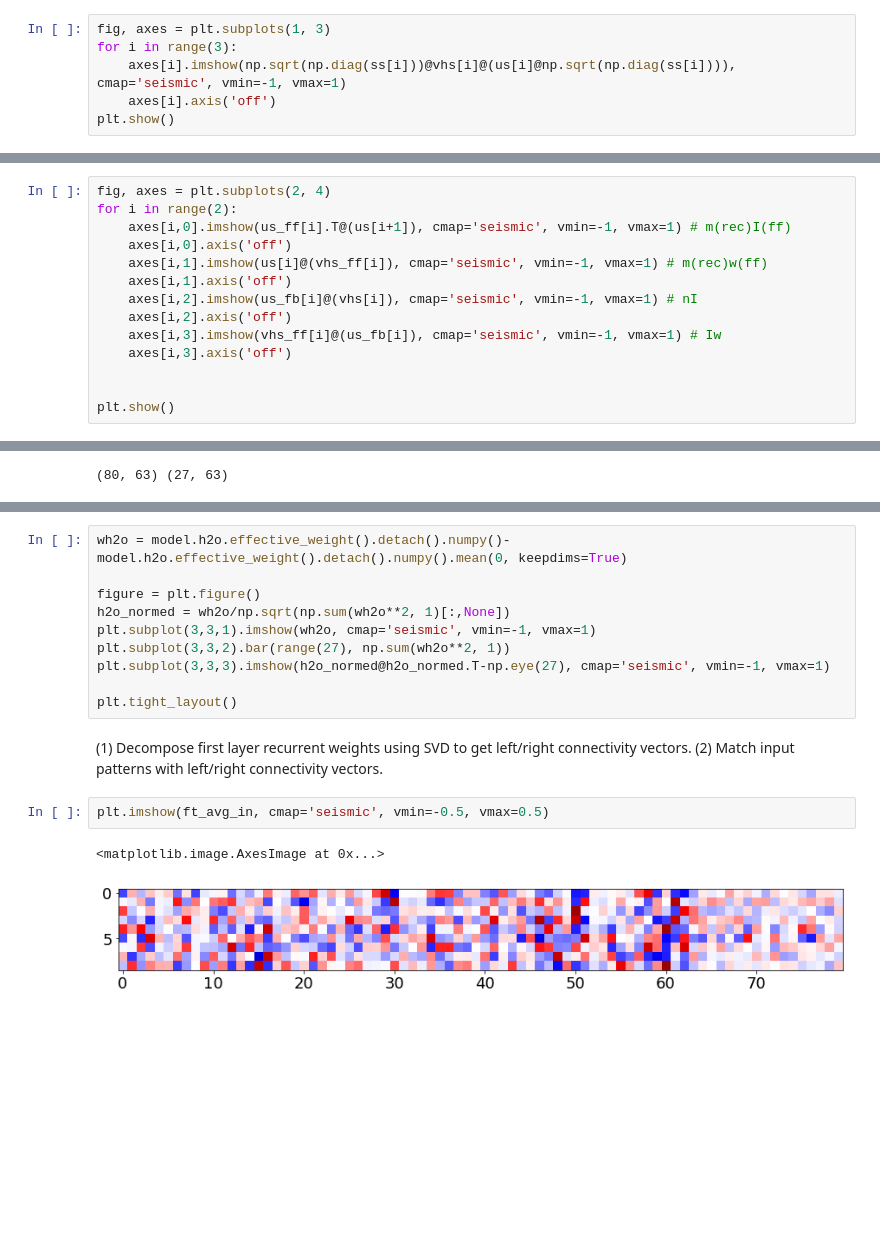
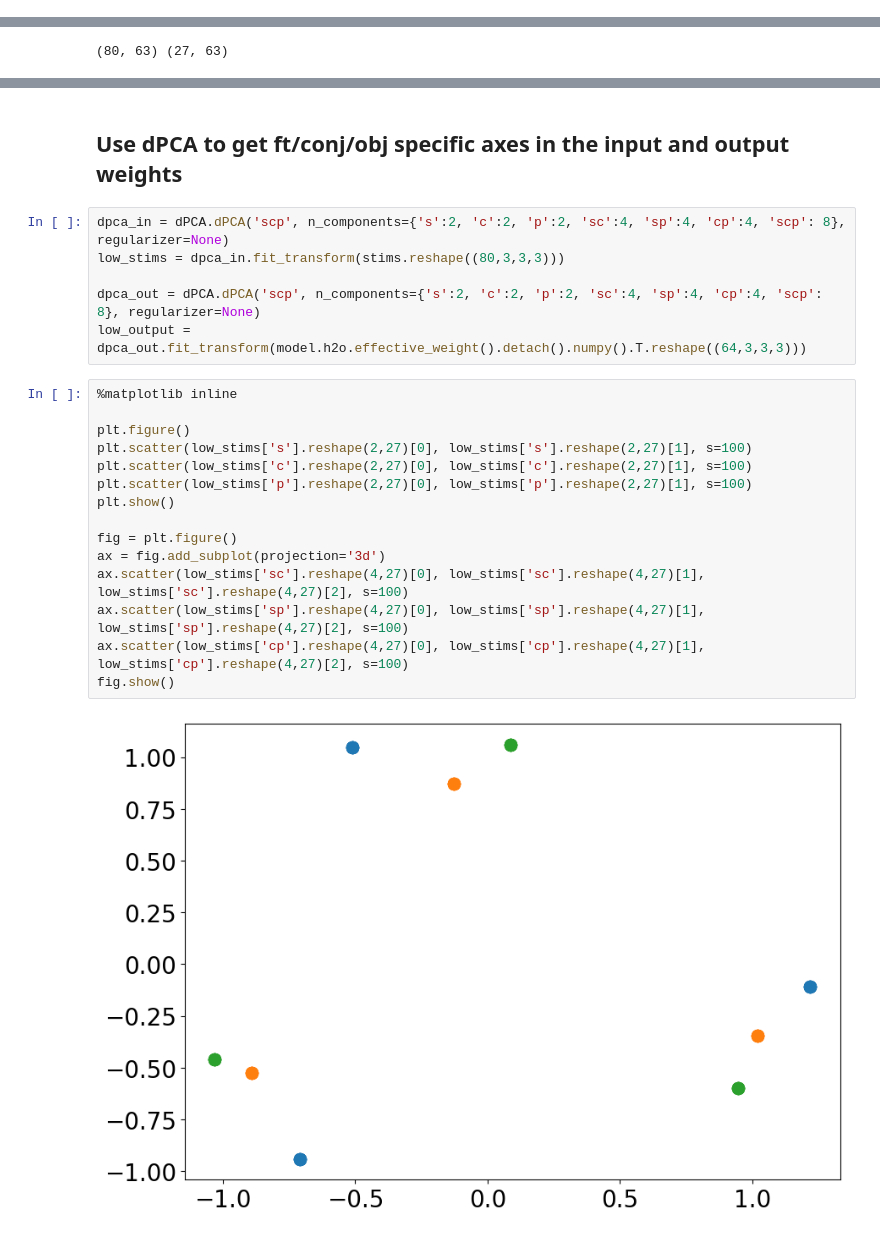
Before and after one commit to slenderham/Attn-WM-RNN, a Jupyter notebook: rnn/plot_main.ipynb, the cells around one changed output, grey strips where cells are left out. Drawn from its saved outputs; the diff is of its cells as text; blank space fills up the shorter version.

```diff
--- a/rnn/plot_main.ipynb
+++ b/rnn/plot_main.ipynb
@@ -249,9 +408,3 @@ plt.tight_layout()
 plt.show()
 # %% [output]
 [figure]
-# %%
-fig, axes = plt.subplots(1, 3)
-for i in range(3):
-    axes[i].imshow(np.sqrt(np.diag(ss[i]))@vhs[i]@(us[i]@np.sqrt(np.diag(ss[i]))), cmap='seismic', vmin=-1, vmax=1)
-    axes[i].axis('off')
-plt.show()
@@ -270,14 +410,0 @@ axes[1].imshow(np.concatenate([ft_avg_in, conj_avg_in, obj_avg_in])@vhs[0], cmap
-# %%
-fig, axes = plt.subplots(2, 4)
-for i in range(2):
-    axes[i,0].imshow(us_ff[i].T@(us[i+1]), cmap='seismic', vmin=-1, vmax=1) # m(rec)I(ff)
-    axes[i,0].axis('off')
-    axes[i,1].imshow(us[i]@(vhs_ff[i]), cmap='seismic', vmin=-1, vmax=1) # m(rec)w(ff)
-    axes[i,1].axis('off')
-    axes[i,2].imshow(us_fb[i]@(vhs[i]), cmap='seismic', vmin=-1, vmax=1) # nI
-    axes[i,2].axis('off')
-    axes[i,3].imshow(vhs_ff[i]@(us_fb[i]), cmap='seismic', vmin=-1, vmax=1) # Iw
-    axes[i,3].axis('off')
-
-
-plt.show()
@@ -537,18 +601,25 @@ low_stims = dpca.fit_transform(stims.reshape((80,3,3,3)))
-# %%
-wh2o = model.h2o.effective_weight().detach().numpy()-model.h2o.effective_weight().detach().numpy().mean(0, keepdims=True)
-
-figure = plt.figure()
-h2o_normed = wh2o/np.sqrt(np.sum(wh2o**2, 1)[:,None])
-plt.subplot(3,3,1).imshow(wh2o, cmap='seismic', vmin=-1, vmax=1)
-plt.subplot(3,3,2).bar(range(27), np.sum(wh2o**2, 1))
-plt.subplot(3,3,3).imshow(h2o_normed@h2o_normed.T-np.eye(27), cmap='seismic', vmin=-1, vmax=1)
-
-plt.tight_layout()
-# %% [markdown]
-(1) Decompose first layer recurrent weights using SVD to get left/right connectivity vectors.
-(2) Match input patterns with left/right connectivity vectors.
-# %%
-plt.imshow(ft_avg_in, cmap='seismic', vmin=-0.5, vmax=0.5)
-# %% [output]
-<matplotlib.image.AxesImage at 0x...>
-[figure, removed]
+# %% [markdown]
+## Use dPCA to get ft/conj/obj specific axes in the input and output weights
+# %%
+dpca_in = dPCA.dPCA('scp', n_components={'s':2, 'c':2, 'p':2, 'sc':4, 'sp':4, 'cp':4, 'scp': 8}, regularizer=None)
+low_stims = dpca_in.fit_transform(stims.reshape((80,3,3,3)))
+
+dpca_out = dPCA.dPCA('scp', n_components={'s':2, 'c':2, 'p':2, 'sc':4, 'sp':4, 'cp':4, 'scp': 8}, regularizer=None)
+low_output = dpca_out.fit_transform(model.h2o.effective_weight().detach().numpy().T.reshape((64,3,3,3)))
+# %%
+%matplotlib inline
+
+plt.figure()
+plt.scatter(low_stims['s'].reshape(2,27)[0], low_stims['s'].reshape(2,27)[1], s=100)
+plt.scatter(low_stims['c'].reshape(2,27)[0], low_stims['c'].reshape(2,27)[1], s=100)
+plt.scatter(low_stims['p'].reshape(2,27)[0], low_stims['p'].reshape(2,27)[1], s=100)
+plt.show()
+
+fig = plt.figure()
+ax = fig.add_subplot(projection='3d')
+ax.scatter(low_stims['sc'].reshape(4,27)[0], low_stims['sc'].reshape(4,27)[1], low_stims['sc'].reshape(4,27)[2], s=100)
+ax.scatter(low_stims['sp'].reshape(4,27)[0], low_stims['sp'].reshape(4,27)[1], low_stims['sp'].reshape(4,27)[2], s=100)
+ax.scatter(low_stims['cp'].reshape(4,27)[0], low_stims['cp'].reshape(4,27)[1], low_stims['cp'].reshape(4,27)[2], s=100)
+fig.show()
+# %% [output]
+[figure, added]
```
Also changed, not shown: parts of 34 cells of this notebook, 1 other file.
